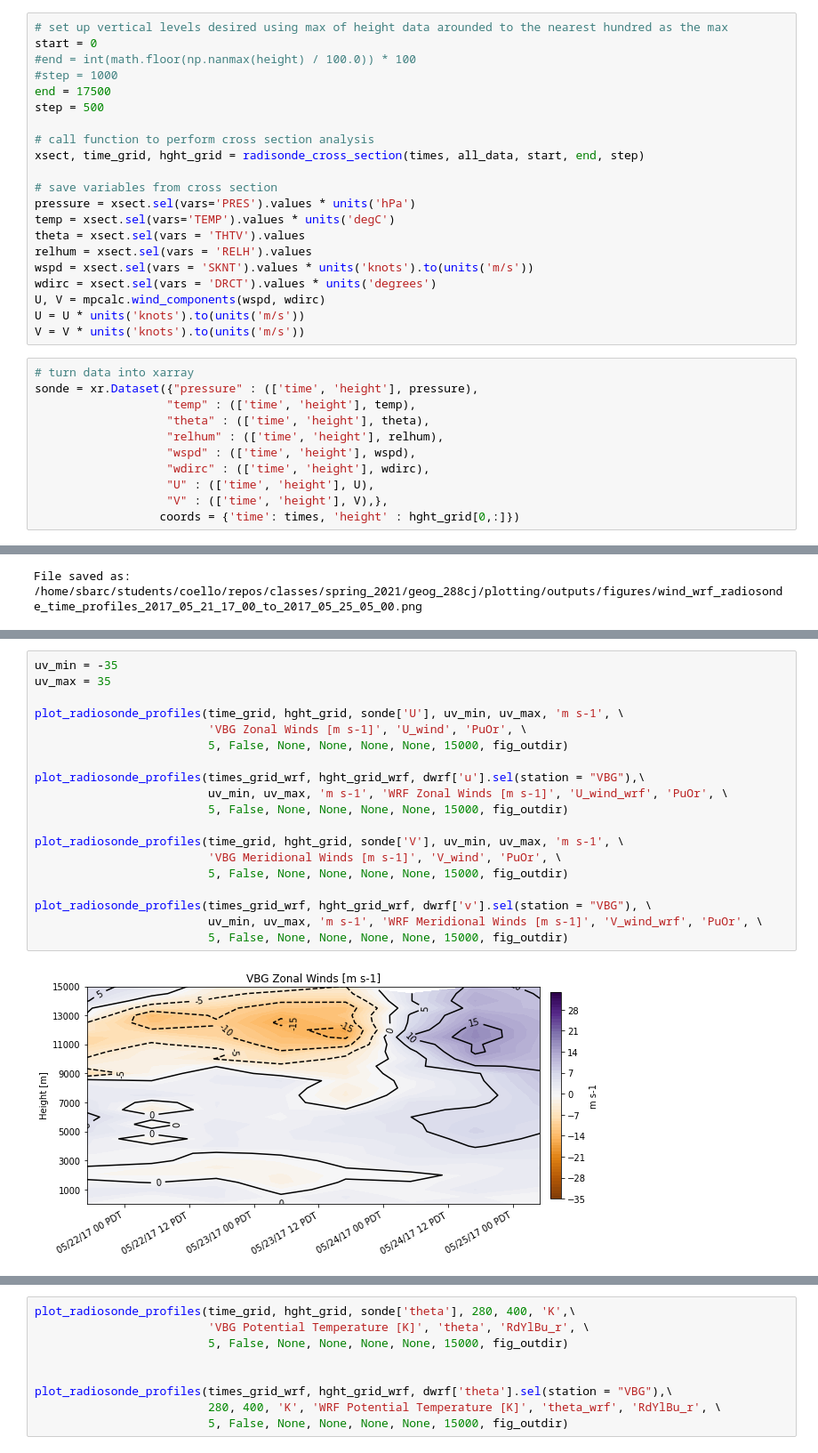
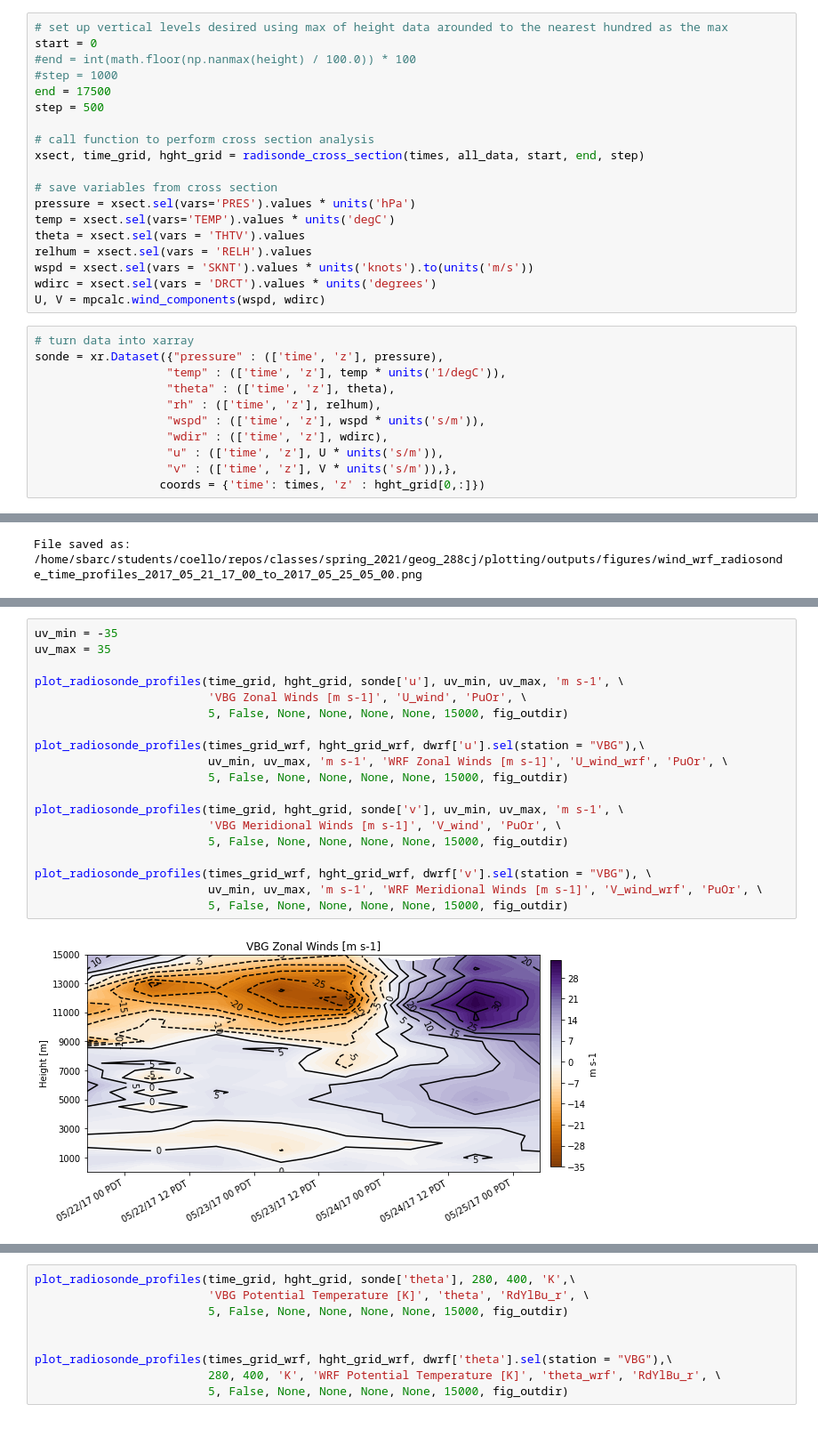
Before and after one commit to mmcoello/spring_2021, a Jupyter notebook: geog_288cj/plotting/analysis/radiosonde_time_profiles.ipynb, the cells around one changed output, grey strips where cells are left out. Shown at 89% size. Drawn from its saved outputs; the diff is of its cells as text.

```diff
--- a/geog_288cj/plotting/analysis/radiosonde_time_profiles.ipynb
+++ b/geog_288cj/plotting/analysis/radiosonde_time_profiles.ipynb
@@ -229,19 +229,17 @@ relhum = xsect.sel(vars = 'RELH').values
 wspd = xsect.sel(vars = 'SKNT').values * units('knots').to(units('m/s'))
 wdirc = xsect.sel(vars = 'DRCT').values * units('degrees')
 U, V = mpcalc.wind_components(wspd, wdirc)
-U = U * units('knots').to(units('m/s'))
-V = V * units('knots').to(units('m/s'))
 # %%
 # turn data into xarray
-sonde = xr.Dataset({"pressure" : (['time', 'height'], pressure),
-                   "temp" : (['time', 'height'], temp),
-                   "theta" : (['time', 'height'], theta),
-                   "relhum" : (['time', 'height'], relhum),
-                   "wspd" : (['time', 'height'], wspd),
-                   "wdirc" : (['time', 'height'], wdirc),
-                   "U" : (['time', 'height'], U),
-                   "V" : (['time', 'height'], V),},
-                  coords = {'time': times, 'height' : hght_grid[0,:]})
+sonde = xr.Dataset({"pressure" : (['time', 'z'], pressure),
+                   "temp" : (['time', 'z'], temp * units('1/degC')),
+                   "theta" : (['time', 'z'], theta),
+                   "rh" : (['time', 'z'], relhum),
+                   "wspd" : (['time', 'z'], wspd * units('s/m')),
+                   "wdir" : (['time', 'z'], wdirc),
+                   "u" : (['time', 'z'], U * units('s/m')),
+                   "v" : (['time', 'z'], V * units('s/m')),},
+                  coords = {'time': times, 'z' : hght_grid[0,:]})
 # %% [markdown]
 ### opening wrfout files and processing
 # %%
@@ -336,24 +332,24 @@ File saved as: /home/sbarc/students/coello/repos/classes/spring_2021/geog_288cj/
 # %%
 uv_min = -35
 uv_max = 35
 
-plot_radiosonde_profiles(time_grid, hght_grid, sonde['U'], uv_min, uv_max, 'm s-1', \
+plot_radiosonde_profiles(time_grid, hght_grid, sonde['u'], uv_min, uv_max, 'm s-1', \
                          'VBG Zonal Winds [m s-1]', 'U_wind', 'PuOr', \
                          5, False, None, None, None, None, 15000, fig_outdir)
 
 plot_radiosonde_profiles(times_grid_wrf, hght_grid_wrf, dwrf['u'].sel(station = "VBG"),\
                          uv_min, uv_max, 'm s-1', 'WRF Zonal Winds [m s-1]', 'U_wind_wrf', 'PuOr', \
                          5, False, None, None, None, None, 15000, fig_outdir)
 
-plot_radiosonde_profiles(time_grid, hght_grid, sonde['V'], uv_min, uv_max, 'm s-1', \
+plot_radiosonde_profiles(time_grid, hght_grid, sonde['v'], uv_min, uv_max, 'm s-1', \
                          'VBG Meridional Winds [m s-1]', 'V_wind', 'PuOr', \
                          5, False, None, None, None, None, 15000, fig_outdir)
 
 plot_radiosonde_profiles(times_grid_wrf, hght_grid_wrf, dwrf['v'].sel(station = "VBG"), \
                          uv_min, uv_max, 'm s-1', 'WRF Meridional Winds [m s-1]', 'V_wind_wrf', 'PuOr', \
                          5, False, None, None, None, None, 15000, fig_outdir)
 # %% [output]
-[figure, old version]
+[figure, new version]
 File saved as: /home/sbarc/students/coello/repos/classes/spring_2021/geog_288cj/plotting/outputs/figures/U_wind_radiosonde_time_profiles_2017_05_21_17_00_to_2017_05_25_05_00.png
 [figure]
 File saved as: /home/sbarc/students/coello/repos/classes/spring_2021/geog_288cj/plotting/outputs/figures/U_wind_wrf_radiosonde_time_profiles_2017_05_21_17_00_to_2017_05_25_05_00.png
```
Also changed, not shown: parts of 6 cells of this notebook, 7 other files.
